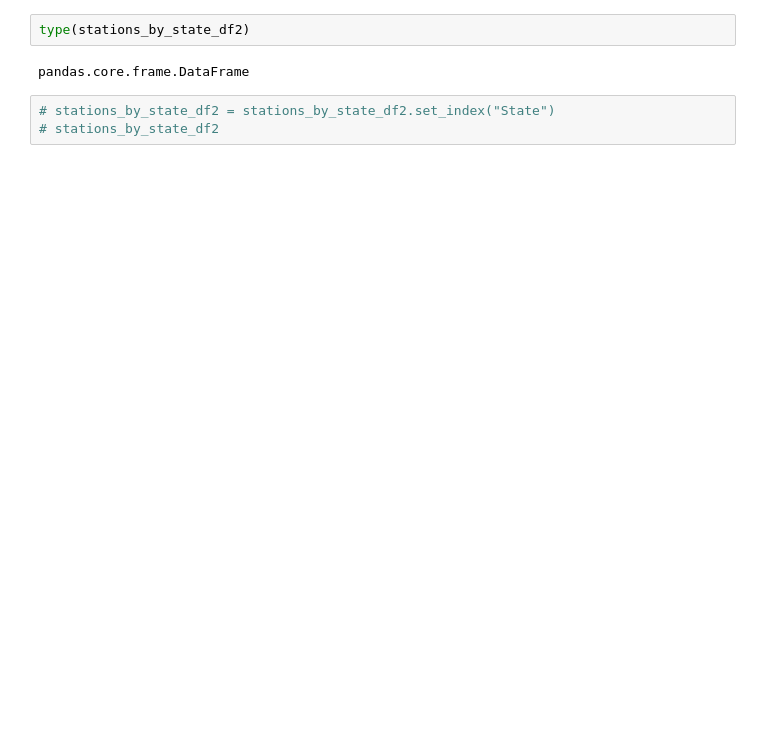
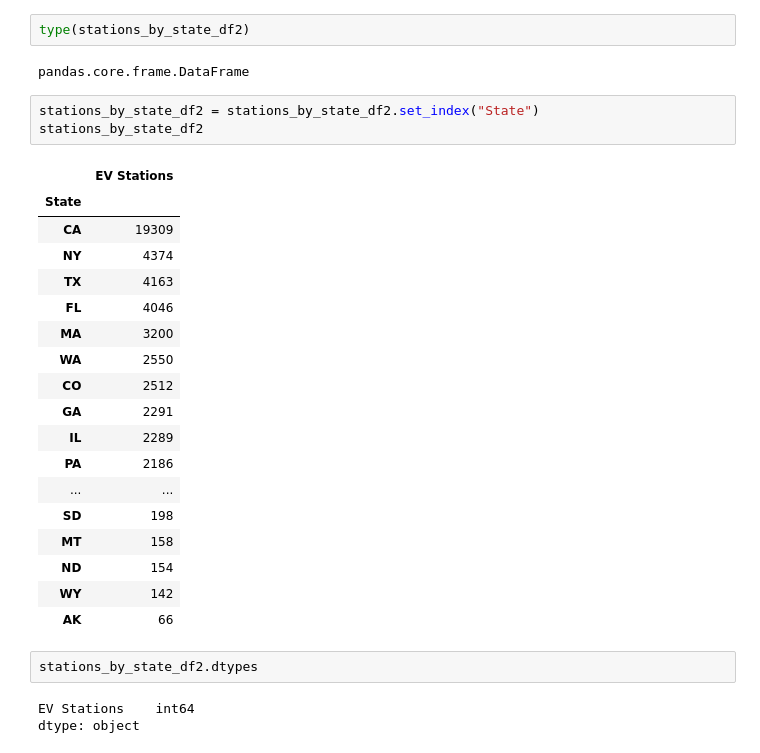
Before and after one commit to elluis1001/Project-3-Awesome-Group, a Jupyter notebook: EV_stations_code-Copy1.ipynb, the cells around one changed output. Cells and saved outputs as stored; diff of their text form; blank space fills up the shorter version.

```diff
--- a/EV_stations_code-Copy1.ipynb
+++ b/EV_stations_code-Copy1.ipynb
@@ -290,8 +396,32 @@ type(stations_by_state_df2)
 # %% [output]
 pandas.core.frame.DataFrame
 # %%
-# stations_by_state_df2 = stations_by_state_df2.set_index("State")
-# stations_by_state_df2
+stations_by_state_df2 = stations_by_state_df2.set_index("State")
+stations_by_state_df2
+# %% [output]
+|  | EV Stations |
+| State |  |
+| CA | 19309 |
+| NY | 4374 |
+| TX | 4163 |
+| FL | 4046 |
+| MA | 3200 |
+| WA | 2550 |
+| CO | 2512 |
+| GA | 2291 |
+| IL | 2289 |
+| PA | 2186 |
+| ... | ... |
+| SD | 198 |
+| MT | 158 |
+| ND | 154 |
+| WY | 142 |
+| AK | 66 |
+# %%
+stations_by_state_df2.dtypes
+# %% [output]
+EV Stations    int64
+dtype: object
 # %%
 State = stations_by_state_df2['State']
 EV_Stations = stations_by_state_df2['EV Stations']
```
Also changed, not shown: parts of 25 cells of this notebook, 13 other files.
